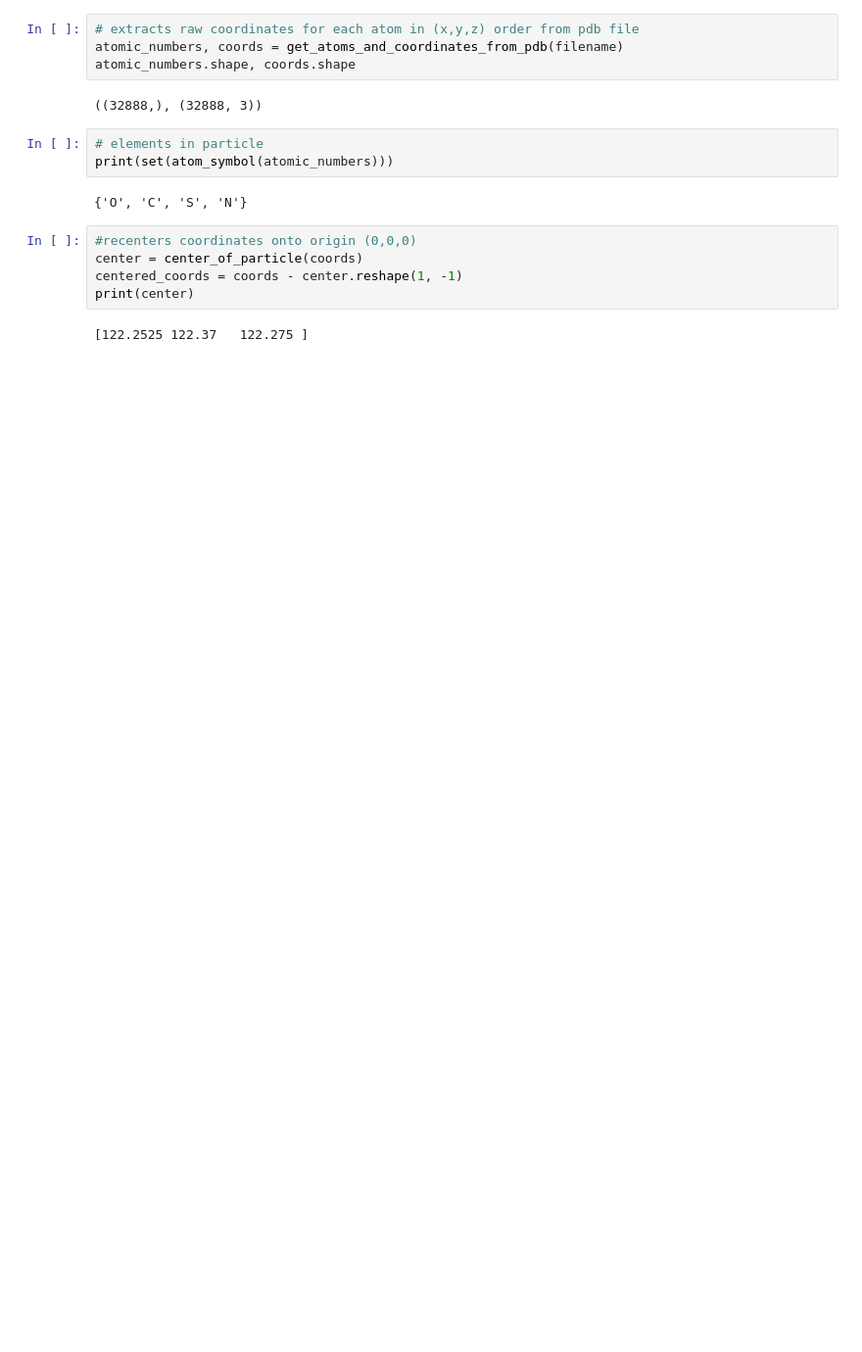
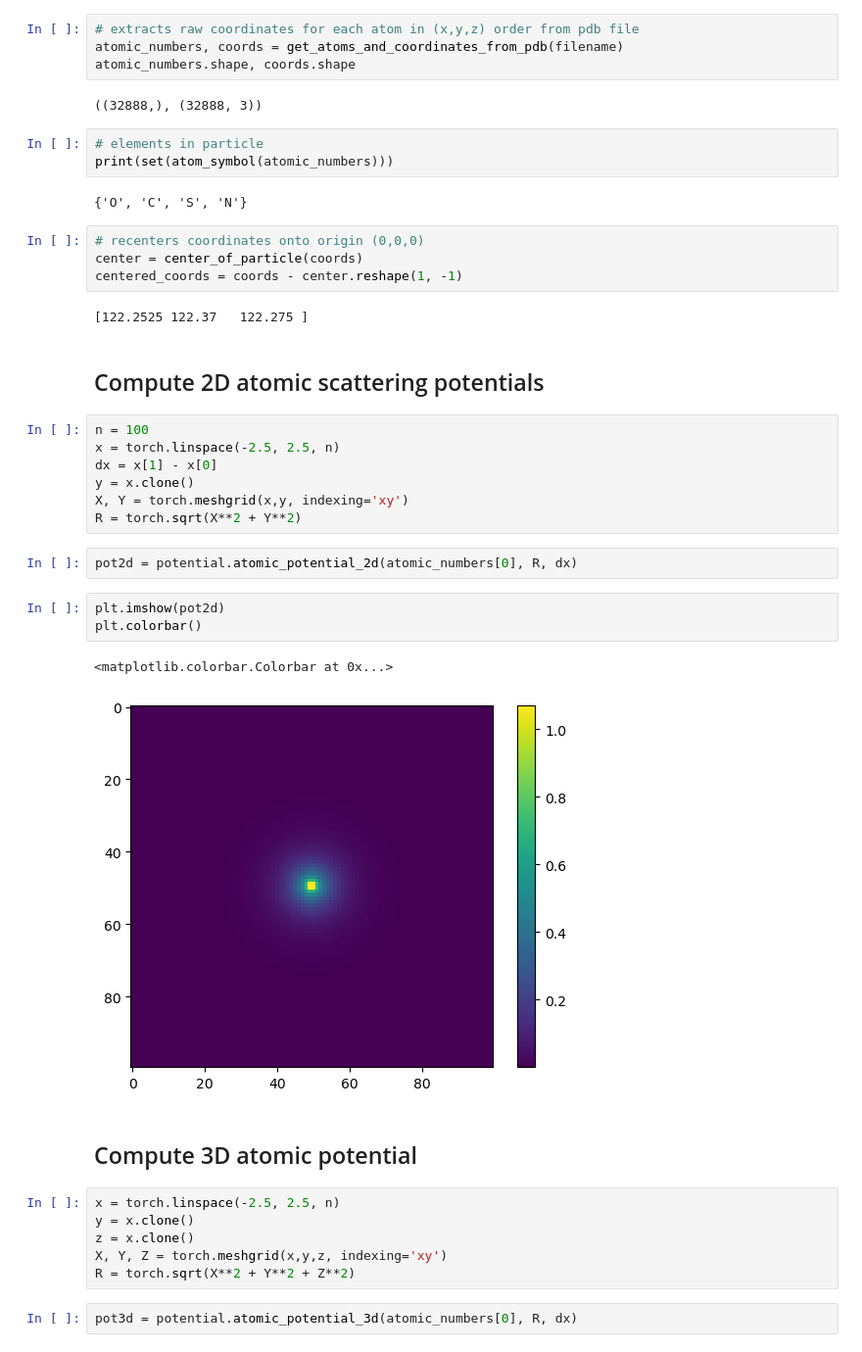
Before and after one commit to joelyeois/specter, a Jupyter notebook: pdb2mrc.ipynb, the cells around one changed output. Shown at 98% size. Cells and saved outputs as stored; diff of their text form; blank space fills up the shorter version.

```diff
--- a/pdb2mrc.ipynb
+++ b/pdb2mrc.ipynb
@@ -21,9 +31,35 @@ print(set(atom_symbol(atomic_numbers)))
 # %% [output]
 {'O', 'C', 'S', 'N'}
 # %%
-#recenters coordinates onto origin (0,0,0)
+# recenters coordinates onto origin (0,0,0)
 center = center_of_particle(coords)
 centered_coords = coords - center.reshape(1, -1)
-print(center)
 # %% [output]
 [122.2525 122.37   122.275 ]
+# %% [markdown]
+## Compute 2D atomic scattering potentials
+# %%
+n = 100
+x = torch.linspace(-2.5, 2.5, n)
+dx = x[1] - x[0]
+y = x.clone()
+X, Y = torch.meshgrid(x,y, indexing='xy')
+R = torch.sqrt(X**2 + Y**2)
+# %%
+pot2d = potential.atomic_potential_2d(atomic_numbers[0], R, dx)
+# %%
+plt.imshow(pot2d)
+plt.colorbar()
+# %% [output]
+<matplotlib.colorbar.Colorbar at 0x...>
+[figure, added]
+# %% [markdown]
+## Compute 3D atomic potential
+# %%
+x = torch.linspace(-2.5, 2.5, n)
+y = x.clone()
+z = x.clone()
+X, Y, Z = torch.meshgrid(x,y,z, indexing='xy')
+R = torch.sqrt(X**2 + Y**2 + Z**2)
+# %%
+pot3d = potential.atomic_potential_3d(atomic_numbers[0], R, dx)
```
Also changed, not shown: parts of 5 cells of this notebook, 8 other files.
